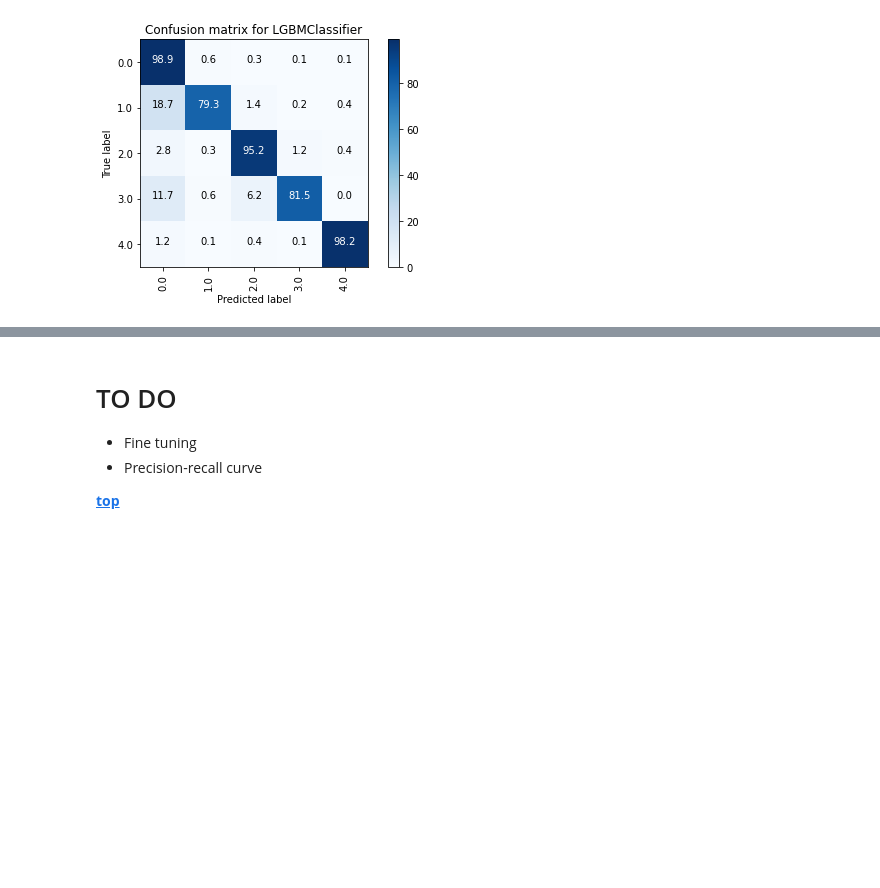
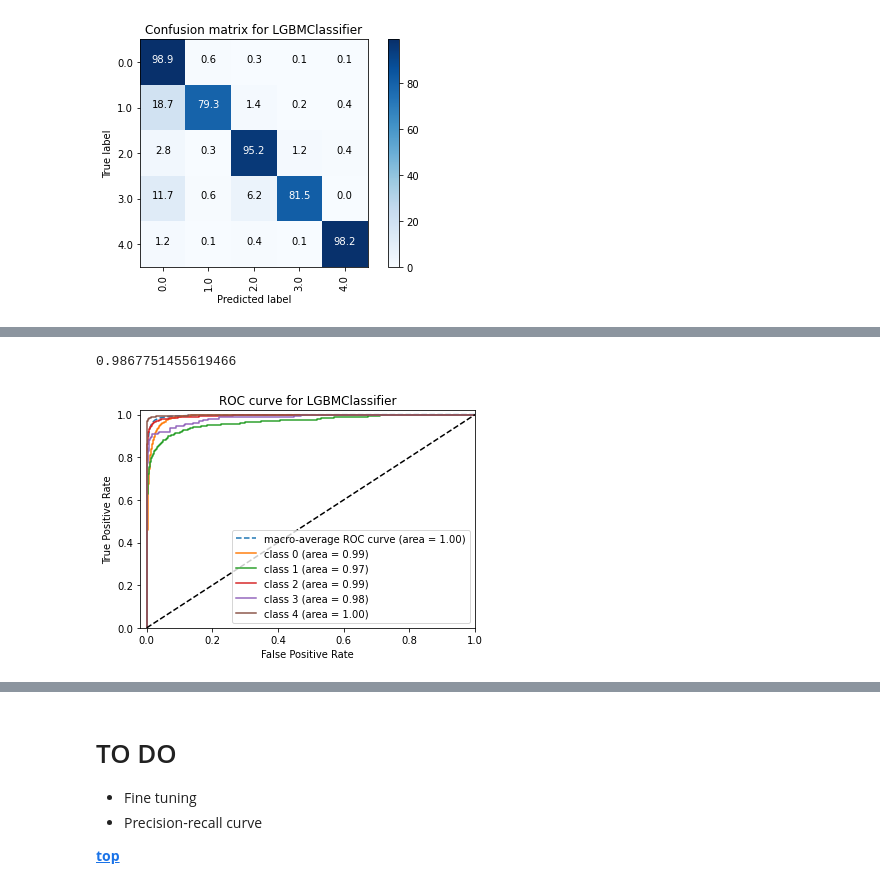
Before and after one commit to nastiag67/ecgn, a Jupyter notebook: README.ipynb, the cells around one changed output, grey strips where cells are left out. Saved outputs shown, nothing was run; the diff lists cells and outputs as text; code cells hidden in the pictures; blank space fills up the shorter version.

```diff
--- a/README.ipynb
+++ b/README.ipynb
@@ -1826,0 +1908,7 @@ __[top](#Contents)__
+# %%
+reload(mt)
+
+mt.ROCcurve_multiclass(name, y_train_dummy, y_pred, y_test_dummy, data='validation')
+# %% [output]
+0.9867751455619466
+[figure, added]
```
Also changed, not shown: parts of 16 cells of this notebook, 1 other file.
